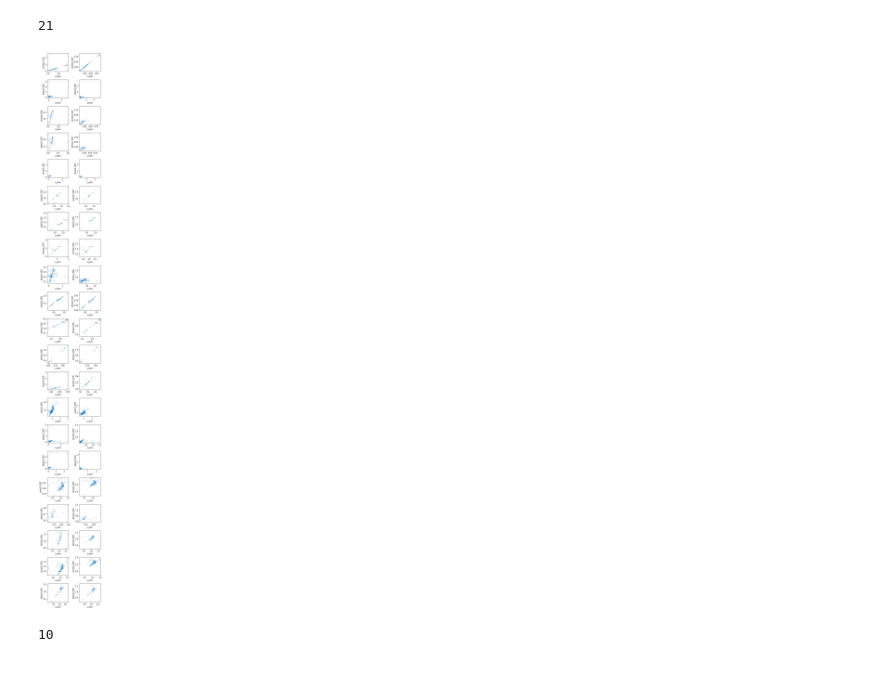
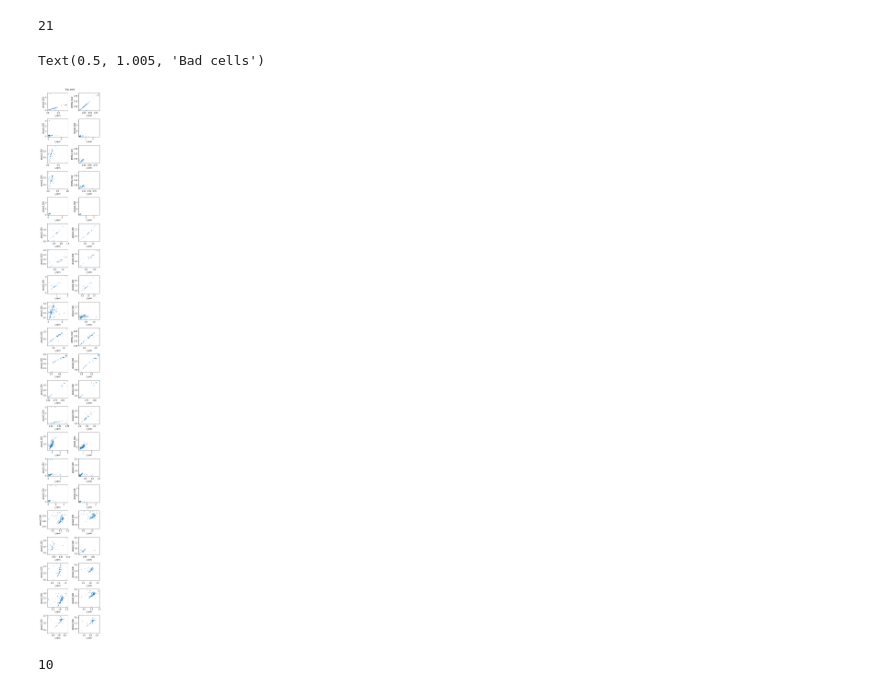
Before and after one commit to ShrRa/COSMOS_SOM, a Jupyter notebook: ForEuclid/ForEuclid.ipynb, the cells around one changed output. Saved outputs shown, nothing was run; the diff lists cells and outputs as text; code cells hidden in the pictures.

Commit message:
Additional plots for the paper

```diff
--- a/ForEuclid/ForEuclid.ipynb
+++ b/ForEuclid/ForEuclid.ipynb
@@ -265,19 +265,21 @@ len(badCells)
 # %%
 fig, axs=plt.subplots(len(badCells),2,figsize=(5,len(badCells)*2))
 for i, ax in enumerate(axs):
     data=dataset[dataset[cellID]==badCells[i]]
     ax[0].scatter(data['z_spec'],data['photoZ_SED'],s=s)
     ax[0].set_xlabel('z_spec')
     ax[0].set_ylabel('photoZ_SED')
 
     ax[1].scatter(data['z_spec'],data['photoZ_SED'],s=s)
     ax[1].set_xlabel('z_spec')
     ax[1].set_ylabel('photoZ_SED')
     ax[1].set_xlim(data['z_spec'].min(),data['z_spec'].max())
     ax[1].set_ylim(data['z_spec'].min(),data['z_spec'].max())
 plt.tight_layout()
+fig.suptitle('Bad cells',y=1.005)
 # %% [output]
+Text(0.5, 1.005, 'Bad cells')
-[figure, old version]
+[figure, new version]
 # %%
 goodCells=d[np.abs(d['mean_'+specZ]-d['mean_'+photoZ])<0.005].index
 len(goodCells)
```
Also changed, not shown: parts of 1 cell of this notebook, 1 other file.
